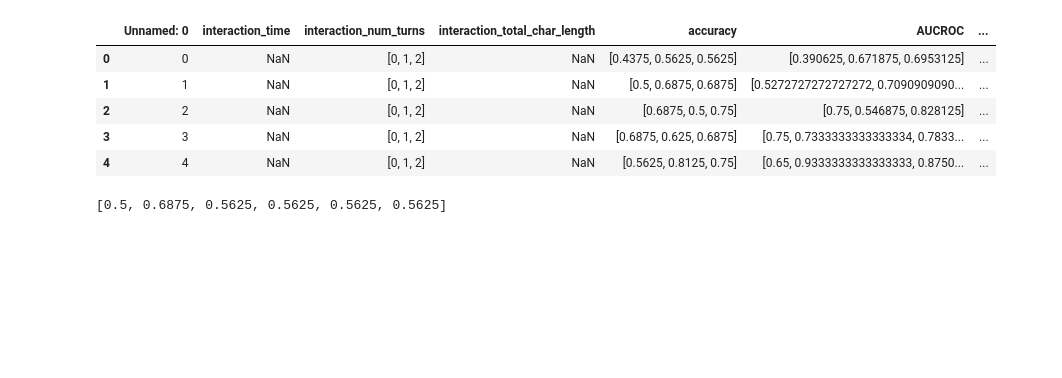
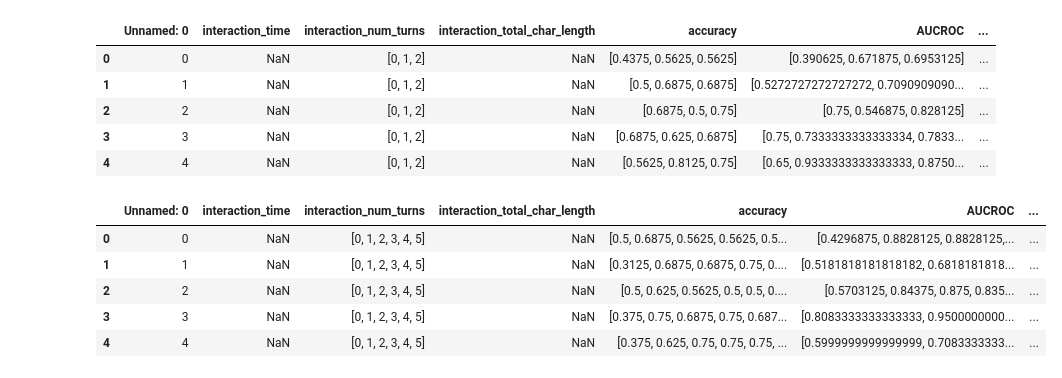
Before and after one commit to Gabe-Thomp/GATE-forked, a Jupyter notebook: testing_notebooks/view_data.ipynb, the cells around one changed output. Cells and saved outputs as stored; diff of their text form; code cells hidden in the pictures; blank space fills up the shorter version.

```diff
--- a/testing_notebooks/view_data.ipynb
+++ b/testing_notebooks/view_data.ipynb
@@ -24,9 +24,14 @@ df2
 | 4 | 4 | NaN | [0, 1, 2] | NaN | [0.5625, 0.8125, 0.75] | [0.65, 0.9333333333333333, 0.8750... | ... |
 # %%
 df3 = pd.read_csv("/home/gathomp3/deep_learning/EIG_elicitation/generative-elicitation/model_model_results/website_preferences/gpt-4o_at_end_0_all_test_results.csv")
-df3["accuracy"][0]
+df3
 # %% [output]
-[0.5, 0.6875, 0.5625, 0.5625, 0.5625, 0.5625]
+|  | Unnamed: 0 | interaction_time | interaction_num_turns | interaction_total_char_length | accuracy | AUCROC | ... |
+| 0 | 0 | NaN | [0, 1, 2, 3, 4, 5] | NaN | [0.5, 0.6875, 0.5625, 0.5625, 0.5... | [0.4296875, 0.8828125, 0.8828125,... | ... |
+| 1 | 1 | NaN | [0, 1, 2, 3, 4, 5] | NaN | [0.3125, 0.6875, 0.6875, 0.75, 0.... | [0.5181818181818182, 0.6818181818... | ... |
+| 2 | 2 | NaN | [0, 1, 2, 3, 4, 5] | NaN | [0.5, 0.625, 0.5625, 0.5, 0.5, 0.... | [0.5703125, 0.84375, 0.875, 0.835... | ... |
+| 3 | 3 | NaN | [0, 1, 2, 3, 4, 5] | NaN | [0.375, 0.75, 0.6875, 0.75, 0.687... | [0.8083333333333333, 0.9500000000... | ... |
+| 4 | 4 | NaN | [0, 1, 2, 3, 4, 5] | NaN | [0.375, 0.625, 0.75, 0.75, 0.75, ... | [0.5999999999999999, 0.7083333333... | ... |
 # %%
 # Utility functions for plotting metrics
 import matplotlib.pyplot as plt
```
Also changed, not shown: parts of 5 cells of this notebook.
